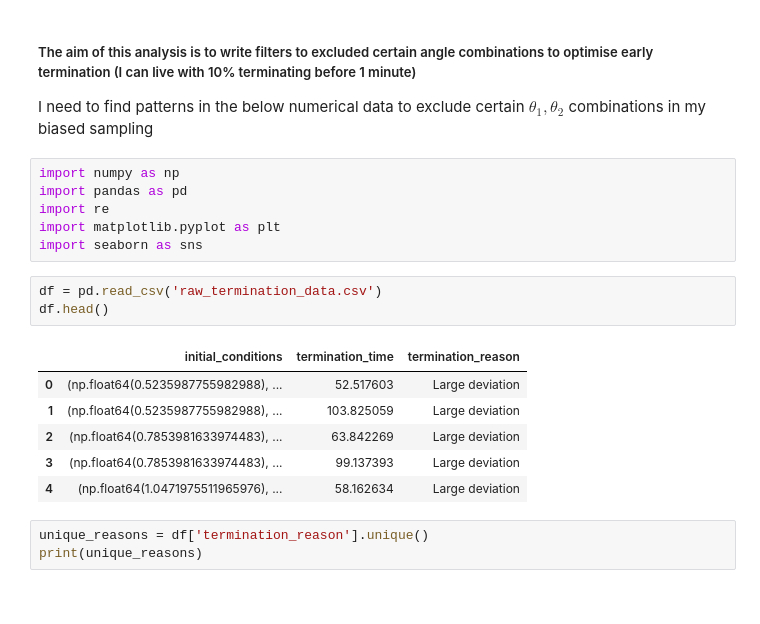
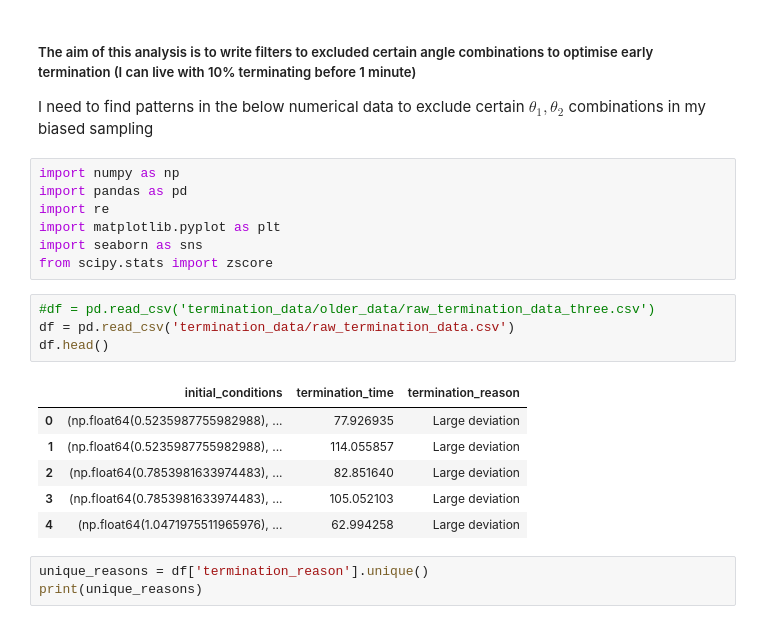
Before and after one commit to pineapple-bois/Double_Pendulum_App_Development, a Jupyter notebook: Notebooks/TerminationDataAnalysis.ipynb, the cells around one changed output. Drawn from its saved outputs; the diff is of its cells as text.

```diff
--- a/Notebooks/TerminationDataAnalysis.ipynb
+++ b/Notebooks/TerminationDataAnalysis.ipynb
@@ -18,16 +18,18 @@ import pandas as pd
 import re
 import matplotlib.pyplot as plt
 import seaborn as sns
+from scipy.stats import zscore
 # %%
-df = pd.read_csv('raw_termination_data.csv')
+#df = pd.read_csv('termination_data/older_data/raw_termination_data_three.csv')
+df = pd.read_csv('termination_data/raw_termination_data.csv')
 df.head()
 # %% [output]
 |  | initial_conditions | termination_time | termination_reason |
-| 0 | (np.float64(0.5235987755982988), ... | 52.517603 | Large deviation |
-| 1 | (np.float64(0.5235987755982988), ... | 103.825059 | Large deviation |
-| 2 | (np.float64(0.7853981633974483), ... | 63.842269 | Large deviation |
-| 3 | (np.float64(0.7853981633974483), ... | 99.137393 | Large deviation |
-| 4 | (np.float64(1.0471975511965976), ... | 58.162634 | Large deviation |
+| 0 | (np.float64(0.5235987755982988), ... | 77.926935 | Large deviation |
+| 1 | (np.float64(0.5235987755982988), ... | 114.055857 | Large deviation |
+| 2 | (np.float64(0.7853981633974483), ... | 82.851640 | Large deviation |
+| 3 | (np.float64(0.7853981633974483), ... | 105.052103 | Large deviation |
+| 4 | (np.float64(1.0471975511965976), ... | 62.994258 | Large deviation |
 # %%
 unique_reasons = df['termination_reason'].unique()
 print(unique_reasons)
```
Also changed, not shown: parts of 19 cells of this notebook.
